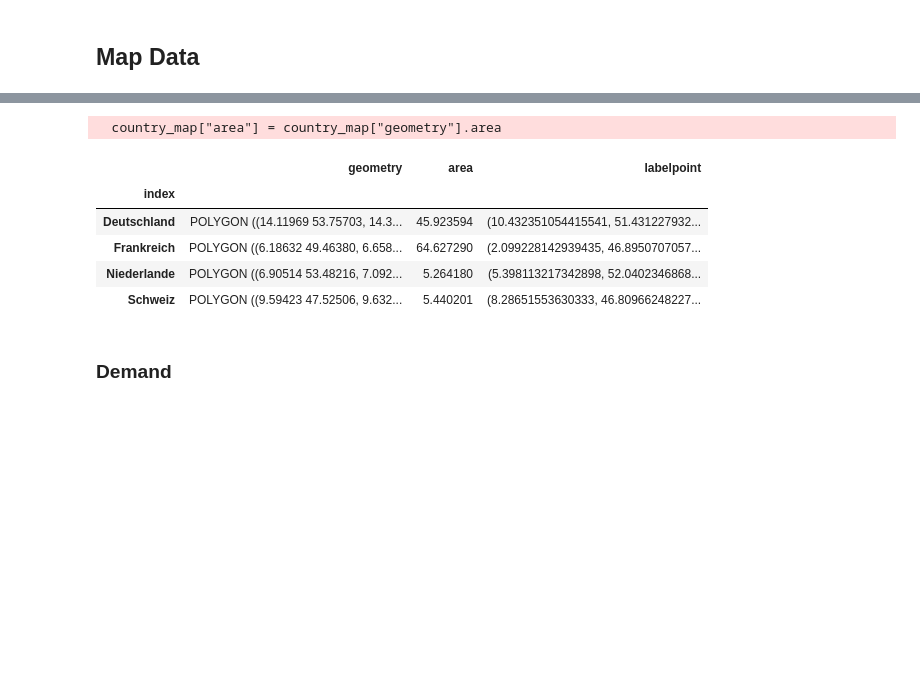
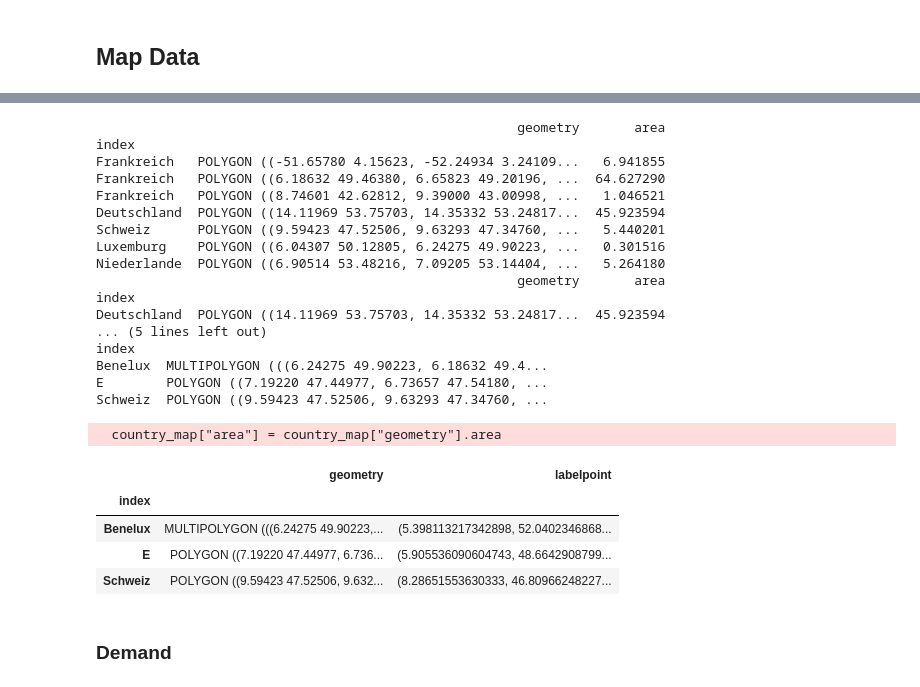
Before and after one commit to freichel/gasmarketmodel, a Jupyter notebook: notebooks/EvalOutput.ipynb, the cells around one changed output, grey strips where cells are left out. Saved outputs shown, nothing was run; the diff lists cells and outputs as text; code cells hidden in the pictures; blank space fills up the shorter version.

```diff
--- a/notebooks/EvalOutput.ipynb
+++ b/notebooks/EvalOutput.ipynb
@@ -7,22 +7,31 @@ import matplotlib.pyplot as plt
 # %% [markdown]
 ## Parameters
 # %%
-# label/sheet name : total_row_switch, row offset
+# label/sheet name : total_row_switch, row offset, index columns
 output_dict = {
-    "Demand": [True, 0, 0],
-    "Production": [True, 0, 0],
-    "Price": [False, 0, 0],
-    "LNG": [True, 8, [0, 1, 2]],
-    "Piped Imports": [True, 12, [0, 1, 2]],
-    "Connections": [False, 12, [0, 1, 2]],
-    "Supply Mix": [False, 10, [0, 1]]
+    "Mapping" : [False, -4, 0],
+    "Demand" : [True, 0, 0],
+    "Production" : [True, 0, 0],
+    "Price" : [False, 0, 0],
+    "LNG" : [True, 8, [0, 1, 2]],
+    "Piped Imports" : [True, 12, [0, 1, 2]],
+    "Connections" : [False, 12, [0, 1, 2]],
+    "Supply Mix" : [False, 10, [0, 1]]
 }
 
 output_df_dict = {}
+
+# Border color
+edgecolor = "black"
+# Color scheme
+cmap = "cool"
+# Line width
+linewidth = 1
 # %%
-countries_dict = {
+country_names = {
     "Deutschland" : "Germany",
     "Niederlande" : "Netherlands",
     "Frankreich" : "France",
-    "Schweiz" : "Switzerland"
+    "Schweiz" : "Switzerland",
+    "Luxemburg" : "Luxembourg"
 }
@@ -58,25 +65,49 @@ for output_metric, output_params in output_dict.items():
 # %%
-country_map = gpd.read_file(gpd.datasets.get_path('naturalearth_lowres')).explode().merge(
+country_map = gpd.read_file(gpd.datasets.get_path("naturalearth_lowres")).explode(index_parts = True).merge(
     pd.DataFrame.from_dict(
-        countries_dict,
+        country_names,
         orient = "index",
         columns = ["c_name"]
     ).reset_index(),
     left_on = "name",
     right_on = "c_name",
 )[["index", "geometry"]].set_index("index")
 country_map["area"] = country_map["geometry"].area
+print(country_map)
 country_map = country_map.sort_values("area", ascending = False).groupby("index").first()
+print(country_map)
+country_map = country_map.merge(
+    output_df_dict["Mapping"],
+    left_index = True,
+    right_on = ["Region"]
+).reset_index().dissolve(by = "index").drop(columns = ["Region", "area"])
+print(country_map)
 country_map["labelpoint"] = country_map["geometry"].apply(lambda x: x.representative_point().coords[:][0])
 country_map
 # %% [output]
-  country_map["area"] = country_map["geometry"].area
+                                                      geometry       area
+index
+Frankreich   POLYGON ((-51.65780 4.15623, -52.24934 3.24109...   6.941855
+Frankreich   POLYGON ((6.18632 49.46380, 6.65823 49.20196, ...  64.627290
+Frankreich   POLYGON ((8.74601 42.62812, 9.39000 43.00998, ...   1.046521
+Deutschland  POLYGON ((14.11969 53.75703, 14.35332 53.24817...  45.923594
+Schweiz      POLYGON ((9.59423 47.52506, 9.63293 47.34760, ...   5.440201
+Luxemburg    POLYGON ((6.04307 50.12805, 6.24275 49.90223, ...   0.301516
+Niederlande  POLYGON ((6.90514 53.48216, 7.09205 53.14404, ...   5.264180
+                                                      geometry       area
+index
+Deutschland  POLYGON ((14.11969 53.75703, 14.35332 53.24817...  45.923594
+... (5 lines left out)
+index
+Benelux  MULTIPOLYGON (((6.24275 49.90223, 6.18632 49.4...
+E        POLYGON ((7.19220 47.44977, 6.73657 47.54180, ...
+Schweiz  POLYGON ((9.59423 47.52506, 9.63293 47.34760, ...
+  country_map["area"] = country_map["geometry"].area
-|  | geometry | area | labelpoint |
-| index |  |  |  |
-| Deutschland | POLYGON ((14.11969 53.75703, 14.3... | 45.923594 | (10.432351054415541, 51.431227932... |
-| Frankreich | POLYGON ((6.18632 49.46380, 6.658... | 64.627290 | (2.099228142939435, 46.8950707057... |
-| Niederlande | POLYGON ((6.90514 53.48216, 7.092... | 5.264180 | (5.398113217342898, 52.0402346868... |
-| Schweiz | POLYGON ((9.59423 47.52506, 9.632... | 5.440201 | (8.28651553630333, 46.80966248227... |
+|  | geometry | labelpoint |
+| index |  |  |
+| Benelux | MULTIPOLYGON (((6.24275 49.90223,... | (5.398113217342898, 52.0402346868... |
+| E | POLYGON ((7.19220 47.44977, 6.736... | (5.905536090604743, 48.6642908799... |
+| Schweiz | POLYGON ((9.59423 47.52506, 9.632... | (8.28651553630333, 46.80966248227... |
 # %% [markdown]
 ### Demand
 # %%
```
Also changed, not shown: parts of 5 cells of this notebook, 10 other files.
